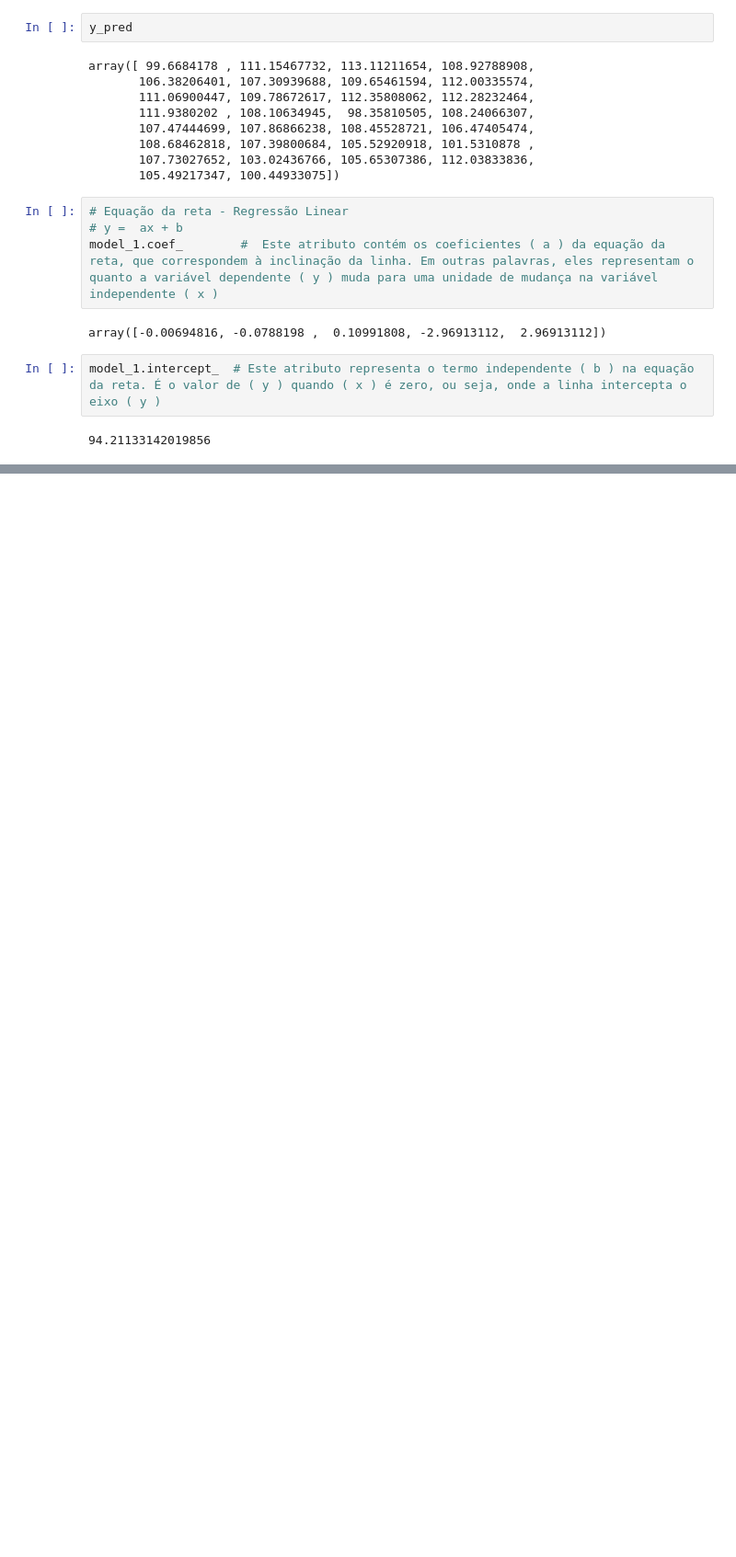
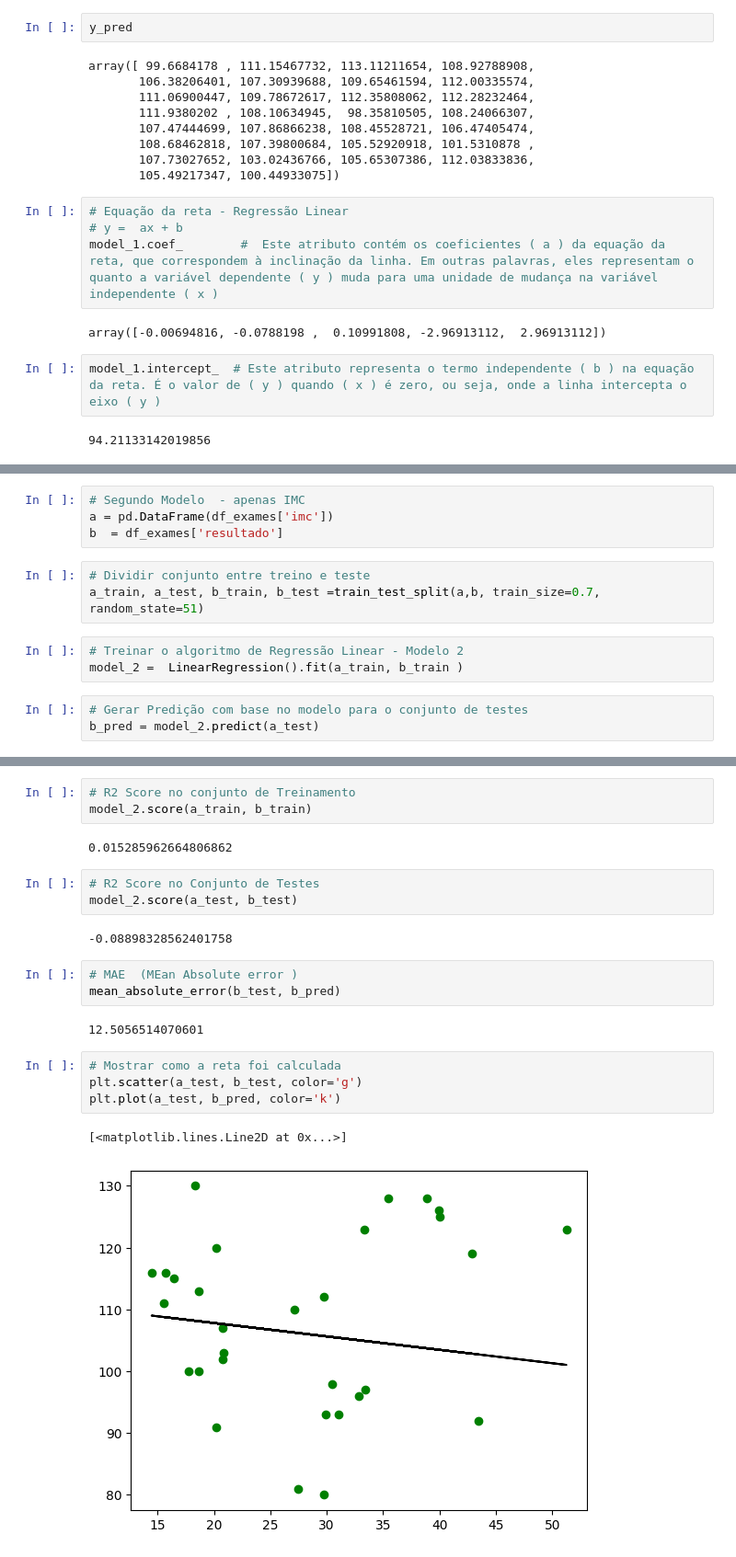
Before and after one commit to FelipeRodrigues07/diabetes_model, a Jupyter notebook: modelo_diabetes.ipynb, the cells around one changed output, grey strips where cells are left out. Shown at 92% size. Drawn from its saved outputs; the diff is of its cells as text; blank space fills up the shorter version.

Commit message:
finish model 2

```diff
--- a/modelo_diabetes.ipynb
+++ b/modelo_diabetes.ipynb
@@ -216,0 +249,13 @@ model_1.intercept_  # Este atributo representa o termo independente ( b ) na equ
+# %%
+# Segundo Modelo  - apenas IMC
+a = pd.DataFrame(df_exames['imc'])
+b  = df_exames['resultado']
+# %%
+# Dividir conjunto entre treino e teste
+a_train, a_test, b_train, b_test =train_test_split(a,b, train_size=0.7, random_state=51)
+# %%
+# Treinar o algoritmo de Regressão Linear - Modelo 2
+model_2 =  LinearRegression().fit(a_train, b_train )
+# %%
+# Gerar Predição com base no modelo para o conjunto de testes
+b_pred = model_2.predict(a_test)
@@ -216,0 +281,22 @@ model_1.intercept_  # Este atributo representa o termo independente ( b ) na equ
+# %%
+# R2 Score no conjunto de Treinamento
+model_2.score(a_train, b_train)
+# %% [output]
+0.015285962664806862
+# %%
+# R2 Score no Conjunto de Testes
+model_2.score(a_test, b_test)
+# %% [output]
+-0.08898328562401758
+# %%
+# MAE  (MEan Absolute error )
+mean_absolute_error(b_test, b_pred)
+# %% [output]
+12.5056514070601
+# %%
+# Mostrar como a reta foi calculada
+plt.scatter(a_test, b_test, color='g')
+plt.plot(a_test, b_pred, color='k')
+# %% [output]
+[<matplotlib.lines.Line2D at 0x...>]
+[figure, added]
```
Also changed, not shown: parts of 13 cells of this notebook.
